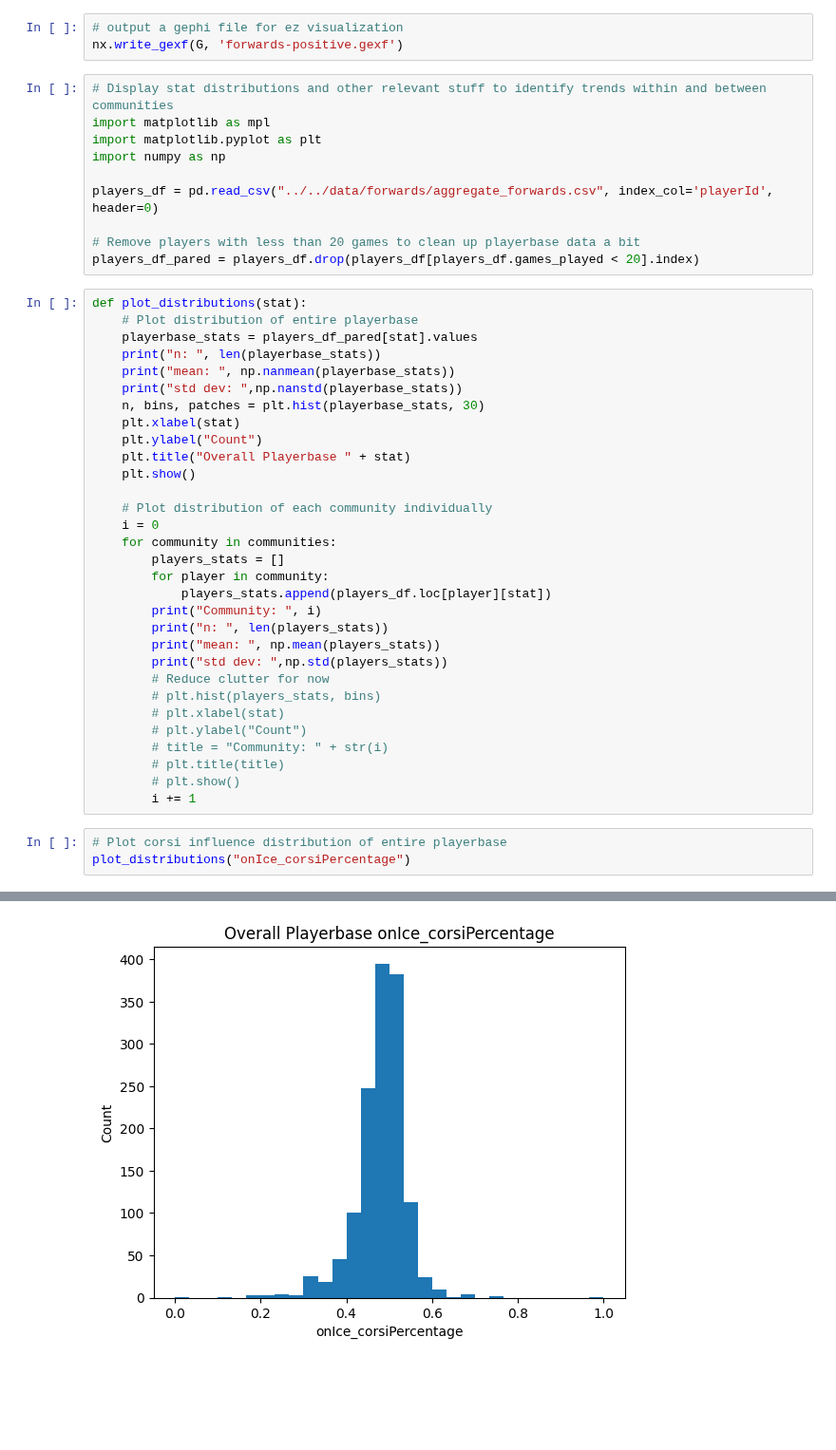
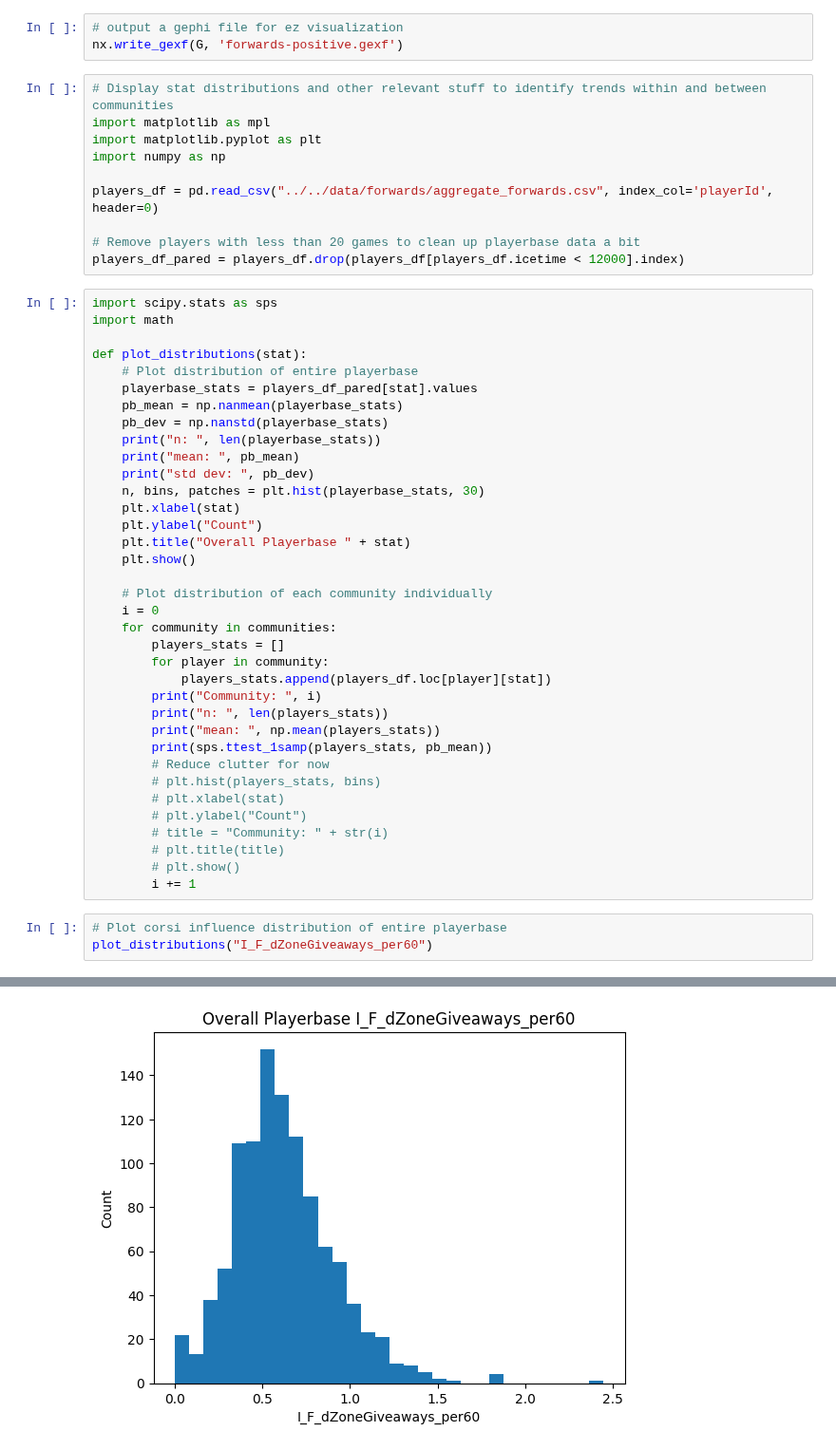
Before and after one commit to emmettcollings/nhl-linemate-network, a Jupyter notebook: src/forwards-networks/forwards-positive.ipynb, the cells around one changed output, grey strips where cells are left out. Shown at 95% size. Cells and saved outputs as stored; diff of their text form; blank space fills up the shorter version.

```diff
--- a/src/forwards-networks/forwards-positive.ipynb
+++ b/src/forwards-networks/forwards-positive.ipynb
@@ -83,14 +83,19 @@ import numpy as np
 players_df = pd.read_csv("../../data/forwards/aggregate_forwards.csv", index_col='playerId', header=0)
 
 # Remove players with less than 20 games to clean up playerbase data a bit
-players_df_pared = players_df.drop(players_df[players_df.games_played < 20].index)
+players_df_pared = players_df.drop(players_df[players_df.icetime < 12000].index)
 # %%
+import scipy.stats as sps
+import math
+
 def plot_distributions(stat):
     # Plot distribution of entire playerbase
     playerbase_stats = players_df_pared[stat].values
+    pb_mean = np.nanmean(playerbase_stats)
+    pb_dev = np.nanstd(playerbase_stats)
     print("n: ", len(playerbase_stats))
-    print("mean: ", np.nanmean(playerbase_stats))
-    print("std dev: ",np.nanstd(playerbase_stats))
+    print("mean: ", pb_mean)
+    print("std dev: ", pb_dev)
     n, bins, patches = plt.hist(playerbase_stats, 30)
     plt.xlabel(stat)
     plt.ylabel("Count")
@@ -106,7 +111,7 @@ def plot_distributions(stat):
         print("Community: ", i)
         print("n: ", len(players_stats))
         print("mean: ", np.mean(players_stats))
-        print("std dev: ",np.std(players_stats))
+        print(sps.ttest_1samp(players_stats, pb_mean))
         # Reduce clutter for now
         # plt.hist(players_stats, bins)
         # plt.xlabel(stat)
@@ -117,5 +122,5 @@ def plot_distributions(stat):
         i += 1
 # %%
 # Plot corsi influence distribution of entire playerbase
-plot_distributions("onIce_corsiPercentage")
+plot_distributions("I_F_dZoneGiveaways_per60")
 # %% [output]
@@ -125,2 +130,2 @@ std dev:  0.06120717626239845
-[figure, old version]
+[figure, new version]
 Community:  0
```
Also changed, not shown: parts of 3 cells of this notebook, 2 other files.
